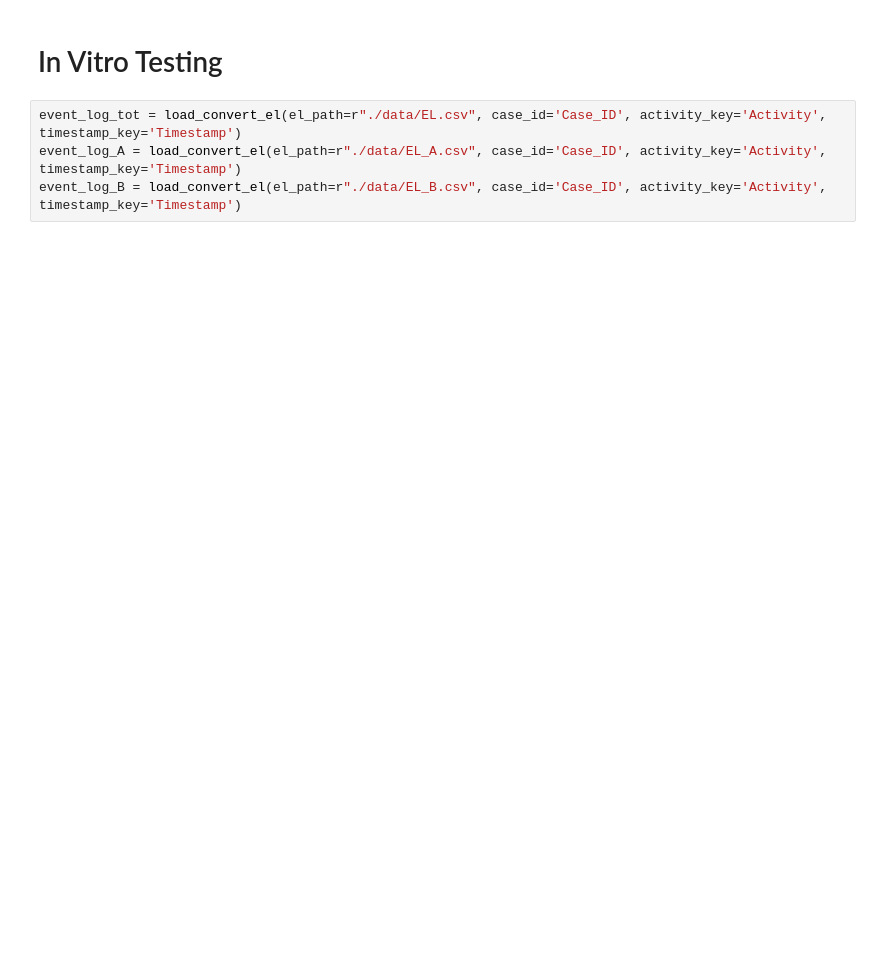
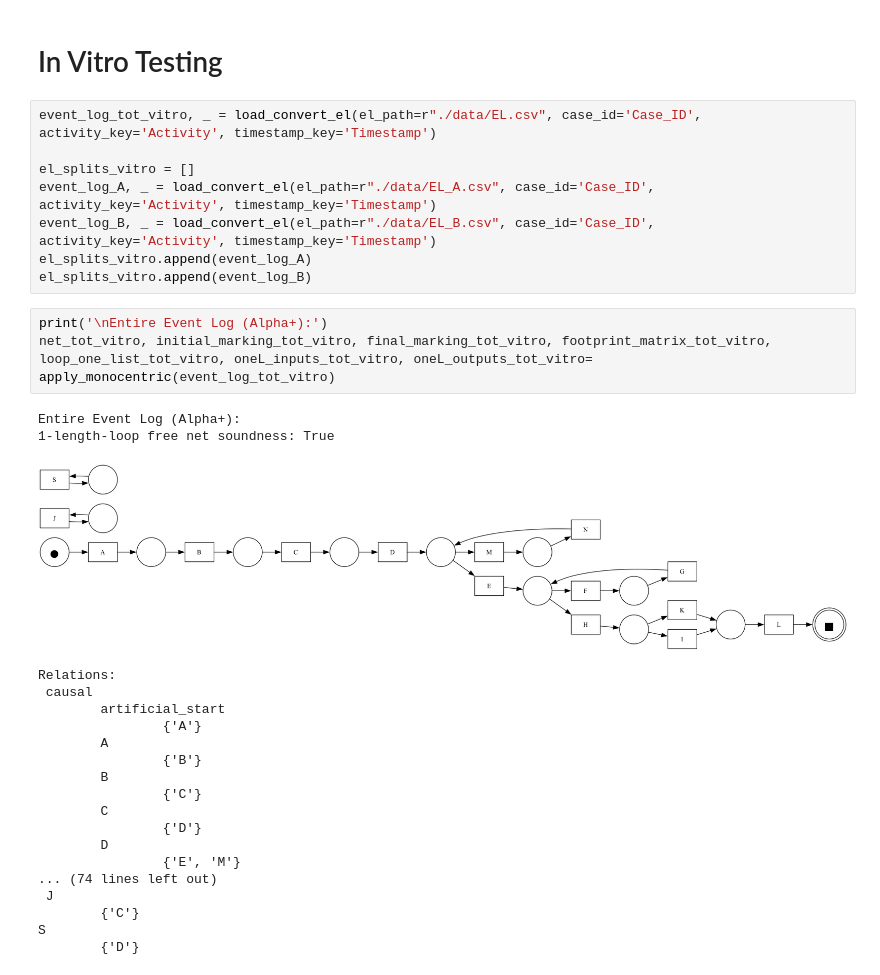
Before and after one commit to leonucciarelli/pm4py_fed_alphap, a Jupyter notebook: FedAlphaNotebook.ipynb, the cells around one changed output. Cells and saved outputs as stored; diff of their text form; blank space fills up the shorter version.

```diff
--- a/FedAlphaNotebook.ipynb
+++ b/FedAlphaNotebook.ipynb
@@ -283,6 +281,34 @@ pm4py.view_petri_net(net_tot, initial_marking_tot, final_marking_tot)
 # %% [markdown]
 # In Vitro Testing
 # %%
-event_log_tot = load_convert_el(el_path=r"./data/EL.csv", case_id='Case_ID', activity_key='Activity', timestamp_key='Timestamp')
-event_log_A = load_convert_el(el_path=r"./data/EL_A.csv", case_id='Case_ID', activity_key='Activity', timestamp_key='Timestamp')
-event_log_B = load_convert_el(el_path=r"./data/EL_B.csv", case_id='Case_ID', activity_key='Activity', timestamp_key='Timestamp')
+event_log_tot_vitro, _ = load_convert_el(el_path=r"./data/EL.csv", case_id='Case_ID', activity_key='Activity', timestamp_key='Timestamp')
+
+el_splits_vitro = []
+event_log_A, _ = load_convert_el(el_path=r"./data/EL_A.csv", case_id='Case_ID', activity_key='Activity', timestamp_key='Timestamp')
+event_log_B, _ = load_convert_el(el_path=r"./data/EL_B.csv", case_id='Case_ID', activity_key='Activity', timestamp_key='Timestamp')
+el_splits_vitro.append(event_log_A)
+el_splits_vitro.append(event_log_B)
+# %%
+print('\nEntire Event Log (Alpha+):')
+net_tot_vitro, initial_marking_tot_vitro, final_marking_tot_vitro, footprint_matrix_tot_vitro, loop_one_list_tot_vitro, oneL_inputs_tot_vitro, oneL_outputs_tot_vitro= apply_monocentric(event_log_tot_vitro)
+# %% [output]
+Entire Event Log (Alpha+):
+1-length-loop free net soundness: True
+[figure, added]
+Relations:
+ causal
+        artificial_start
+                {'A'}
+        A
+                {'B'}
+        B
+                {'C'}
+        C
+                {'D'}
+        D
+                {'E', 'M'}
+... (74 lines left out)
+ J
+        {'C'}
+S
+        {'D'}
```
Also changed, not shown: parts of 8 cells of this notebook, 2 other files.
